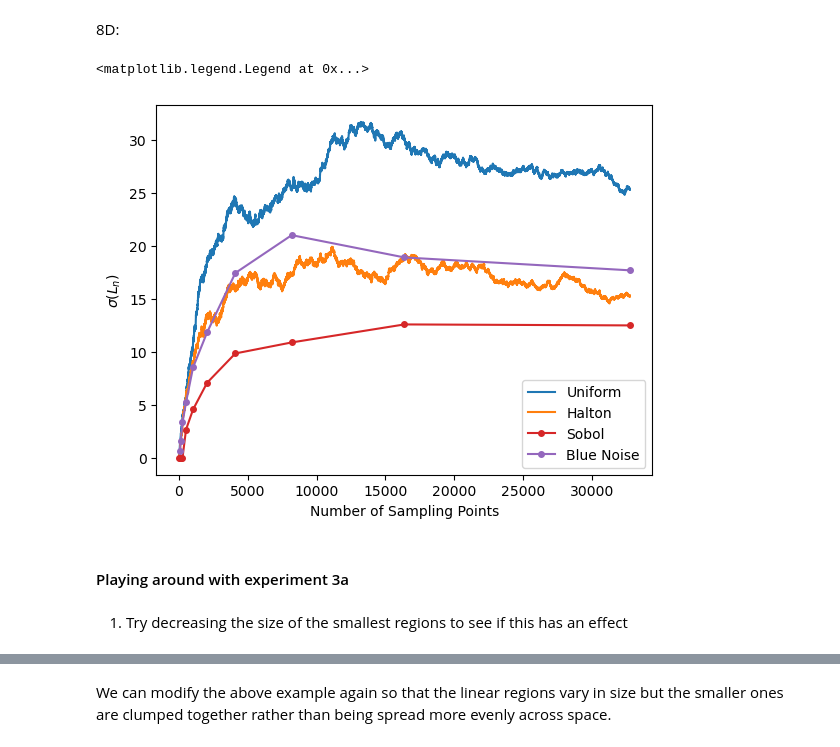
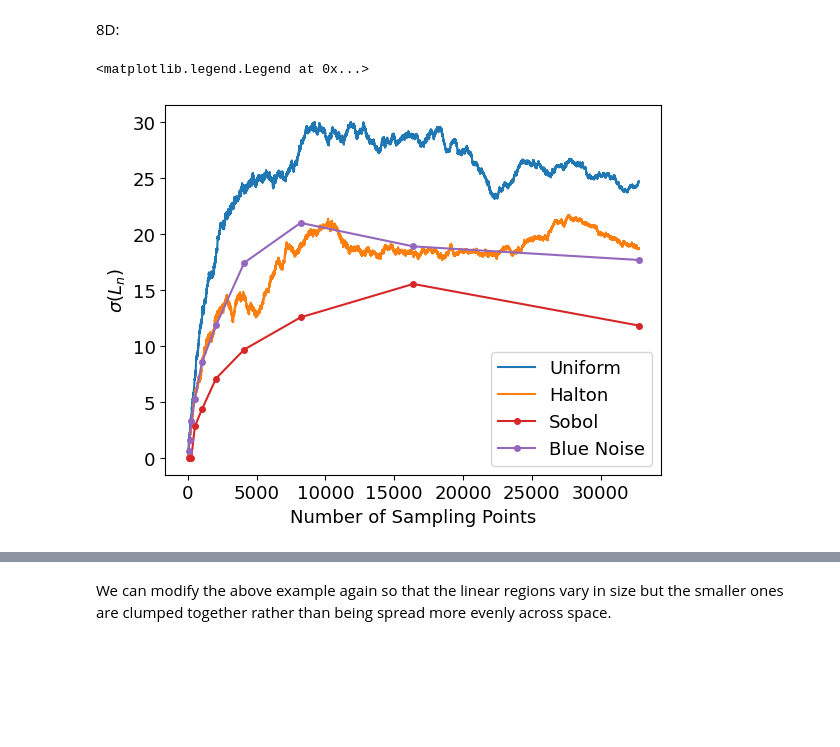
Before and after one commit to Gautam-Chauhan/MSc-Thesis, a Jupyter notebook: scenario_3.ipynb, the cells around one changed output, grey strips where cells are left out. Saved outputs shown, nothing was run; the diff lists cells and outputs as text; code cells hidden in the pictures; blank space fills up the shorter version.

```diff
--- a/scenario_3.ipynb
+++ b/scenario_3.ipynb
@@ -878,13 +610,11 @@ halton_variances_3a = np.var(halton_counts_3a,axis=1)
 # %%
-sobol_mean_3a = np.mean(sobol_counts_3a,axis=1)
-sobol_variances_3a = np.var(sobol_counts_3a,axis=1)
+sobol_mean_3 = np.mean(sobol_counts_3,axis=1)
+sobol_variances_3 = np.var(sobol_counts_3,axis=1)
 # %%
-blue_noise_mean_3a = np.mean(blue_noise_counts_3a,axis=1)
-blue_noise_variances_3a = np.var(blue_noise_counts_3a,axis=1)
+blue_noise_mean_3 = np.mean(blue_noise_counts_3,axis=1)
+blue_noise_variances_3 = np.var(blue_noise_counts_3,axis=1)
-# %%
-blue_noise_sample_sizes = [2**6, 2**7, 2**8, 2**9, 2**10, 2**11, 2**12, 2**13, 2**14, 2**15]
 # %%
-sample_sizes = [2**5, 2**6, 2**7, 2**8, 2**9, 2**10, 2**11, 2**12, 2**13, 2**14, 2**15]
+sample_sizes = [2**6, 2**7, 2**8, 2**9, 2**10, 2**11, 2**12, 2**13, 2**14, 2**15]
 # %% [markdown]
 Bias Graphs:
 # %% [markdown]
@@ -1007,18 +737,14 @@ plt.legend()
 8D:
 # %%
 x = np.arange(50000)
-plt.plot(x[:2**15],np.sqrt(uniform_variances_3a[6,:][:2**15]),color="tab:blue",label="Uniform")
-plt.plot(x[:2**15],np.sqrt(halton_variances_3a[6,:][:2**15]),label="Halton",color="tab:orange")
-plt.plot(sample_sizes[:11],np.sqrt(sobol_variances_3a[6,:][:11]),marker="o",color="tab:red",label="Sobol",markersize=4)
-plt.plot(blue_noise_sample_sizes[:10],np.sqrt(blue_noise_variances_3a[6,:][:10]),marker="o",
+plt.plot(x[:2**15],np.sqrt(uniform_variances_3[6,:][:2**15]),color="tab:blue",label="Uniform")
+plt.plot(x[:2**15],np.sqrt(halton_variances_3[6,:][:2**15]),label="Halton",color="tab:orange")
+plt.plot(sample_sizes[:10],np.sqrt(sobol_variances_3[6,:][:10]),marker="o",color="tab:red",label="Sobol",markersize=4)
+plt.plot(blue_noise_sample_sizes[:10],np.sqrt(blue_noise_variances_3[6,:][:10]),marker="o",
              color="tab:purple",label="Blue Noise",markersize=4)
 plt.xlabel("Number of Sampling Points")
 plt.ylabel(r"$\sigma(L_n)$")
 plt.legend()
 # %% [output]
 <matplotlib.legend.Legend at 0x...>
-[figure, old version]
+[figure, new version]
-# %% [markdown]
-#### Playing around with experiment 3a
-# %% [markdown]
-1. Try decreasing the size of the smallest regions to see if this has an effect
```
Also changed, not shown: parts of 130 cells of this notebook, 2 other files.
